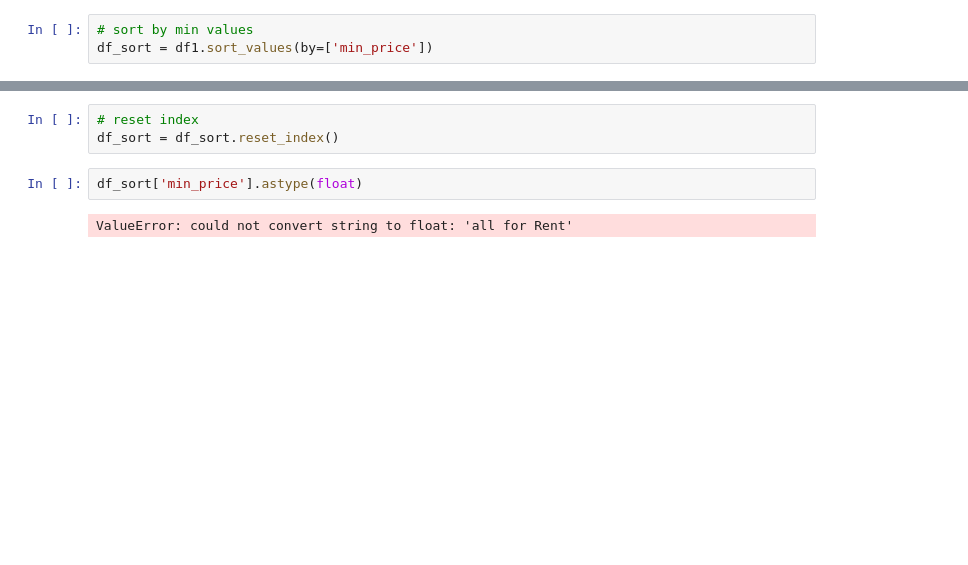
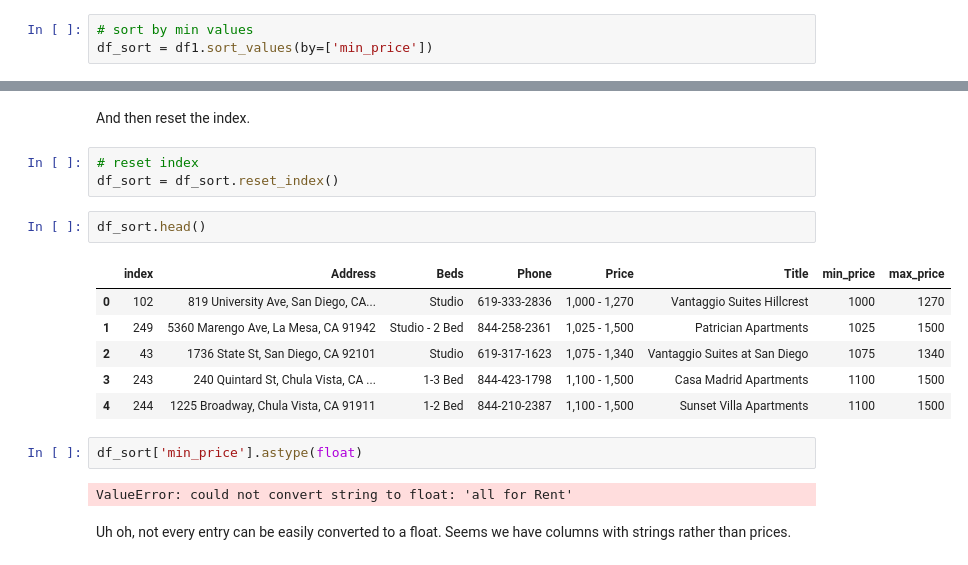
Before and after one commit to bjboubion/data-science-projects, a Jupyter notebook: Apartments/Apartments Web Scrape and Cleaning.ipynb, the cells around one changed output, grey strips where cells are left out. Saved outputs shown, nothing was run; the diff lists cells and outputs as text; blank space fills up the shorter version.

```diff
--- a/Apartments/Apartments Web Scrape and Cleaning.ipynb
+++ b/Apartments/Apartments Web Scrape and Cleaning.ipynb
@@ -233,7 +274,20 @@ df_sort = df1.sort_values(by=['min_price'])
+# %% [markdown]
+And then reset the index.
 # %%
 # reset index
 df_sort = df_sort.reset_index()
+# %%
+df_sort.head()
+# %% [output]
+|  | index | Address | Beds | Phone | Price | Title | min_price | max_price |
+| 0 | 102 | 819 University Ave, San Diego, CA... | Studio | 619-333-2836 | 1,000 - 1,270 | Vantaggio Suites Hillcrest | 1000 | 1270 |
+| 1 | 249 | 5360 Marengo Ave, La Mesa, CA 91942 | Studio - 2 Bed | 844-258-2361 | 1,025 - 1,500 | Patrician Apartments | 1025 | 1500 |
+| 2 | 43 | 1736 State St, San Diego, CA 92101 | Studio | 619-317-1623 | 1,075 - 1,340 | Vantaggio Suites at San Diego | 1075 | 1340 |
+| 3 | 243 | 240 Quintard St, Chula Vista, CA ... | 1-3 Bed | 844-423-1798 | 1,100 - 1,500 | Casa Madrid Apartments | 1100 | 1500 |
+| 4 | 244 | 1225 Broadway, Chula Vista, CA 91911 | 1-2 Bed | 844-210-2387 | 1,100 - 1,500 | Sunset Villa Apartments | 1100 | 1500 |
 # %%
 df_sort['min_price'].astype(float)
 # %% [output]
 ValueError: could not convert string to float: 'all for Rent'
+# %% [markdown]
+Uh oh, not every entry can be easily converted to a float. Seems we have columns with strings rather than prices.
```
Also changed, not shown: parts of 42 cells of this notebook.
